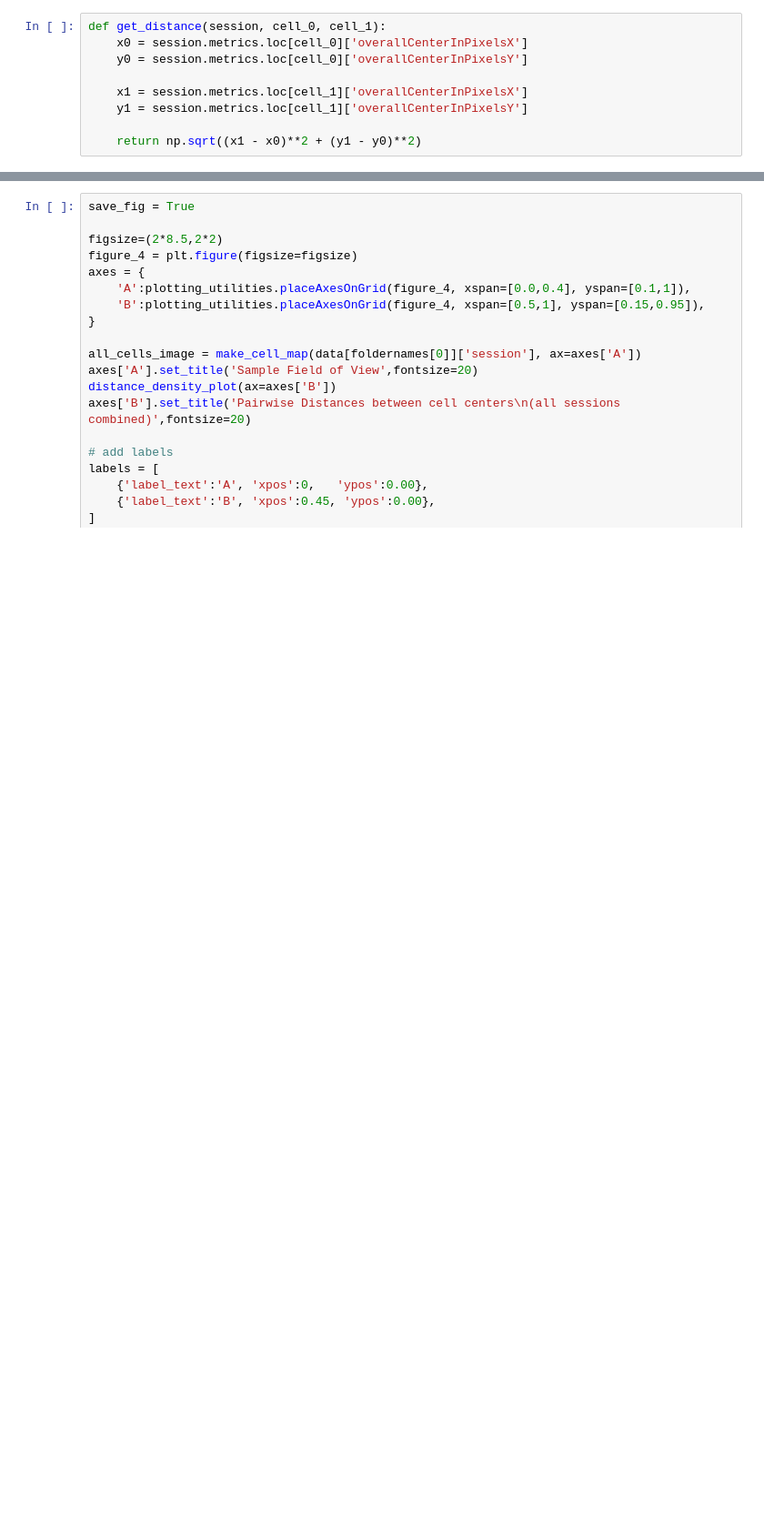
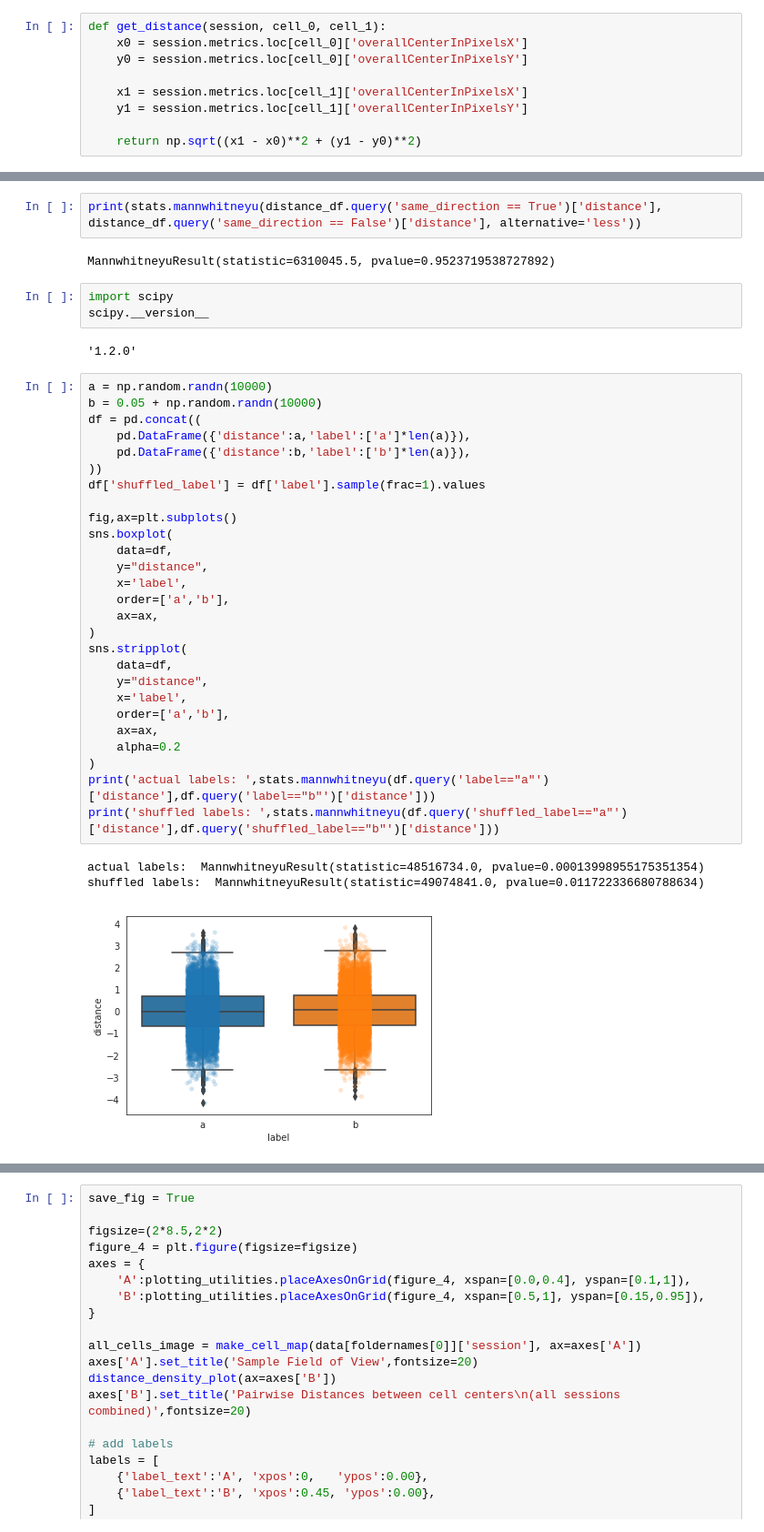
Before and after one commit to AllenInstitute/claustrum_imaging_manuscript, a Jupyter notebook: figure_4/figure_4.ipynb, the cells around one changed output, grey strips where cells are left out. Shown at 91% size. Drawn from its saved outputs; the diff is of its cells as text; blank space fills up the shorter version.

```diff
--- a/figure_4/figure_4.ipynb
+++ b/figure_4/figure_4.ipynb
@@ -434,0 +396,40 @@ Ttest_indResult(statistic=1.4531502321623968, pvalue=0.14621806419610994)
+# %%
+print(stats.mannwhitneyu(distance_df.query('same_direction == True')['distance'], distance_df.query('same_direction == False')['distance'], alternative='less'))
+# %% [output]
+MannwhitneyuResult(statistic=6310045.5, pvalue=0.9523719538727892)
+# %%
+import scipy
+scipy.__version__
+# %% [output]
+'1.2.0'
+# %%
+a = np.random.randn(10000)
+b = 0.05 + np.random.randn(10000)
+df = pd.concat((
+    pd.DataFrame({'distance':a,'label':['a']*len(a)}),
+    pd.DataFrame({'distance':b,'label':['b']*len(a)}),
+))
+df['shuffled_label'] = df['label'].sample(frac=1).values
+
+fig,ax=plt.subplots()
+sns.boxplot(
+    data=df,
+    y="distance",
+    x='label',
+    order=['a','b'],
+    ax=ax,
+)
+sns.stripplot(
+    data=df,
+    y="distance",
+    x='label',
+    order=['a','b'],
+    ax=ax,
+    alpha=0.2
+)
+print('actual labels: ',stats.mannwhitneyu(df.query('label=="a"')['distance'],df.query('label=="b"')['distance']))
+print('shuffled labels: ',stats.mannwhitneyu(df.query('shuffled_label=="a"')['distance'],df.query('shuffled_label=="b"')['distance']))
+# %% [output]
+actual labels:  MannwhitneyuResult(statistic=48516734.0, pvalue=0.00013998955175351354)
+shuffled labels:  MannwhitneyuResult(statistic=49074841.0, pvalue=0.011722336680788634)
+[figure, added]
```
Also changed, not shown: parts of 28 cells of this notebook, 21 other files.
